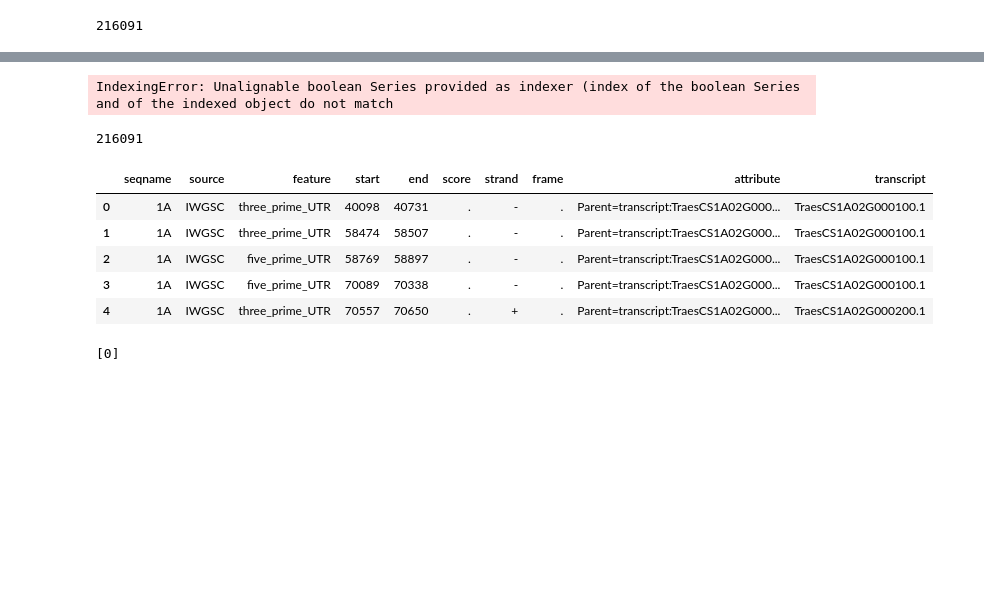
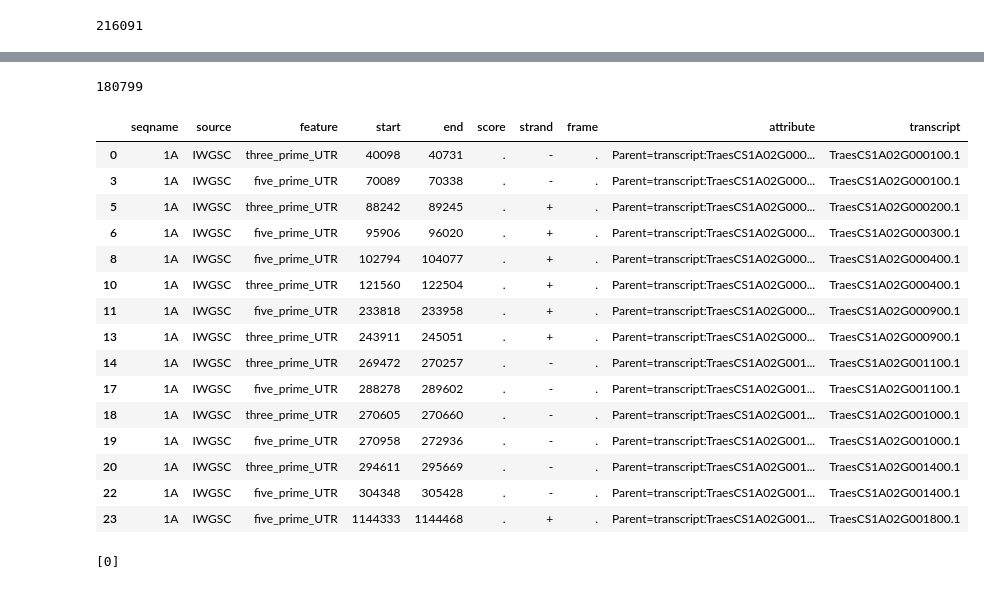
Before and after one commit to juancresc/mirna_mite, a Jupyter notebook: 2_analysis/2_cleavage.ipynb, the cells around one changed output, grey strips where cells are left out. Drawn from its saved outputs; the diff is of its cells as text; code cells hidden in the pictures; blank space fills up the shorter version.

```diff
--- a/2_analysis/2_cleavage.ipynb
+++ b/2_analysis/2_cleavage.ipynb
@@ -110,24 +120,42 @@ df_ann.head(6)
-# %%
-df_ann[df_ann[(df_ann.strand=='+') & (df_ann.feature=='five_prime_UTR')].duplicated(['feature','transcript'],keep='first')]
-# %% [output]
-IndexingError: Unalignable boolean Series provided as indexer (index of the boolean Series and of the indexed object do not match
 # %%
+indexes = df_ann[(df_ann.strand=='+') & (df_ann.feature=='five_prime_UTR')].duplicated(['feature','transcript'],keep='first')
+indexes = indexes[indexes == True].index
+df_ann = df_ann[~df_ann.index.isin(indexes)]
 
-df_ann = df_ann[~df_ann[(df_ann.strand=='-') & (df_ann.feature=='five_prime_UTR')].duplicated(['feature','transcript'],keep='last')]
-df_ann = df_ann[~df_ann[(df_ann.strand=='+') & (df_ann.feature=='three_prime_UTR')].duplicated(['feature','transcript'],keep='last')]
-df_ann = df_ann[~df_ann[(df_ann.strand=='-') & (df_ann.feature=='three_prime_UTR')].duplicated(['feature','transcript'],keep='first')]
+indexes = df_ann[(df_ann.strand=='-') & (df_ann.feature=='five_prime_UTR')].duplicated(['feature','transcript'],keep='last')
+indexes = indexes[indexes == True].index
+df_ann = df_ann[~df_ann.index.isin(indexes)]
+
+
+indexes = df_ann[(df_ann.strand=='+') & (df_ann.feature=='three_prime_UTR')].duplicated(['feature','transcript'],keep='last')
+indexes = indexes[indexes == True].index
+df_ann = df_ann[~df_ann.index.isin(indexes)]
+
+indexes = df_ann[(df_ann.strand=='-') & (df_ann.feature=='three_prime_UTR')].duplicated(['feature','transcript'],keep='first')
+indexes = indexes[indexes == True].index
+df_ann = df_ann[~df_ann.index.isin(indexes)]
 # %%
-df_ann = df_ann[~df_ann.index.isin(delete)]
+
 print(len(df_ann.index))
-df_ann.head(5)
+df_ann.head(15)
 # %% [output]
-216091
+180799
 |  | seqname | source | feature | start | end | score | strand | frame | attribute | transcript |
 | 0 | 1A | IWGSC | three_prime_UTR | 40098 | 40731 | . | - | . | Parent=transcript:TraesCS1A02G000... | TraesCS1A02G000100.1 |
-| 1 | 1A | IWGSC | three_prime_UTR | 58474 | 58507 | . | - | . | Parent=transcript:TraesCS1A02G000... | TraesCS1A02G000100.1 |
-| 2 | 1A | IWGSC | five_prime_UTR | 58769 | 58897 | . | - | . | Parent=transcript:TraesCS1A02G000... | TraesCS1A02G000100.1 |
 | 3 | 1A | IWGSC | five_prime_UTR | 70089 | 70338 | . | - | . | Parent=transcript:TraesCS1A02G000... | TraesCS1A02G000100.1 |
-| 4 | 1A | IWGSC | three_prime_UTR | 70557 | 70650 | . | + | . | Parent=transcript:TraesCS1A02G000... | TraesCS1A02G000200.1 |
+| 5 | 1A | IWGSC | three_prime_UTR | 88242 | 89245 | . | + | . | Parent=transcript:TraesCS1A02G000... | TraesCS1A02G000200.1 |
+| 6 | 1A | IWGSC | five_prime_UTR | 95906 | 96020 | . | + | . | Parent=transcript:TraesCS1A02G000... | TraesCS1A02G000300.1 |
+| 8 | 1A | IWGSC | five_prime_UTR | 102794 | 104077 | . | + | . | Parent=transcript:TraesCS1A02G000... | TraesCS1A02G000400.1 |
+| 10 | 1A | IWGSC | three_prime_UTR | 121560 | 122504 | . | + | . | Parent=transcript:TraesCS1A02G000... | TraesCS1A02G000400.1 |
+| 11 | 1A | IWGSC | five_prime_UTR | 233818 | 233958 | . | + | . | Parent=transcript:TraesCS1A02G000... | TraesCS1A02G000900.1 |
+| 13 | 1A | IWGSC | three_prime_UTR | 243911 | 245051 | . | + | . | Parent=transcript:TraesCS1A02G000... | TraesCS1A02G000900.1 |
+| 14 | 1A | IWGSC | three_prime_UTR | 269472 | 270257 | . | - | . | Parent=transcript:TraesCS1A02G001... | TraesCS1A02G001100.1 |
+| 17 | 1A | IWGSC | five_prime_UTR | 288278 | 289602 | . | - | . | Parent=transcript:TraesCS1A02G001... | TraesCS1A02G001100.1 |
+| 18 | 1A | IWGSC | three_prime_UTR | 270605 | 270660 | . | - | . | Parent=transcript:TraesCS1A02G001... | TraesCS1A02G001000.1 |
+| 19 | 1A | IWGSC | five_prime_UTR | 270958 | 272936 | . | - | . | Parent=transcript:TraesCS1A02G001... | TraesCS1A02G001000.1 |
+| 20 | 1A | IWGSC | three_prime_UTR | 294611 | 295669 | . | - | . | Parent=transcript:TraesCS1A02G001... | TraesCS1A02G001400.1 |
+| 22 | 1A | IWGSC | five_prime_UTR | 304348 | 305428 | . | - | . | Parent=transcript:TraesCS1A02G001... | TraesCS1A02G001400.1 |
+| 23 | 1A | IWGSC | five_prime_UTR | 1144333 | 1144468 | . | + | . | Parent=transcript:TraesCS1A02G001... | TraesCS1A02G001800.1 |
 # %%
 transcript = False
 has_three = False
```
Also changed, not shown: parts of 1 cell of this notebook.
